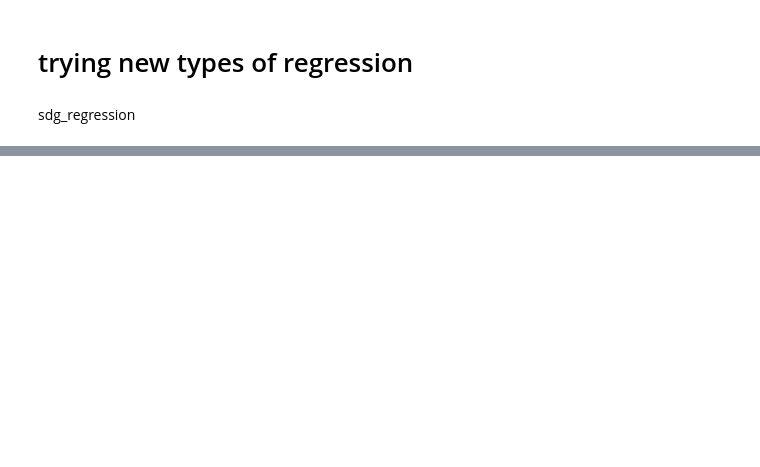
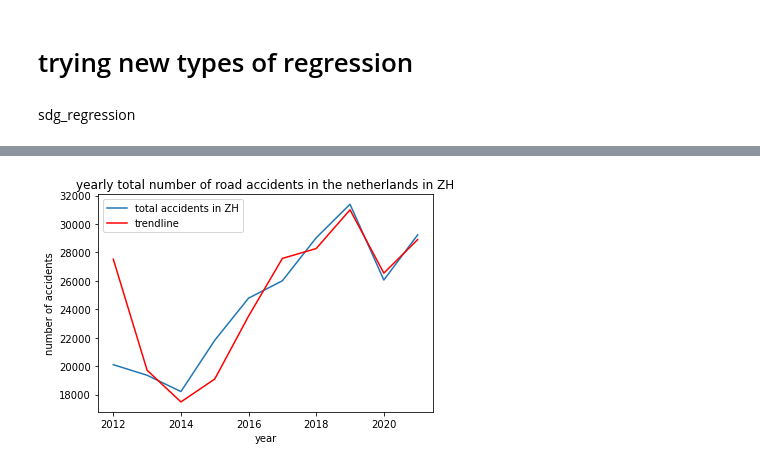
Before and after one commit to stefan1234567891011/AI_personal_project, a Jupyter notebook: code/data.ipynb, the cells around one changed output, grey strips where cells are left out. Cells and saved outputs as stored; diff of their text form; code cells hidden in the pictures; blank space fills up the shorter version.

```diff
--- a/code/data.ipynb
+++ b/code/data.ipynb
@@ -2009,0 +2063,52 @@ r2_score(y, predicted_n_accidents)
+# %%
+target_province = "ZH"
+df_target = df_pop_n_acc_2[df_pop_n_acc_2["PROVINCE"] == target_province]
+df_target = df_target.drop(["Regio's (naam)", "PROVINCE"], axis=1)
+# df_target
+years = df_pop_n_acc_2["Perioden (jaar)"].unique()
+
+target_features = df_target[[
+    # "Bevolking|Bevolkingssamenstelling op 1 januari|Totale bevolking (aantal)", #3
+    # "Bevolking|Bevolkingssamenstelling op 1 januari|Geslacht|Mannen (aantal)",
+    # "Bevolking|Bevolkingssamenstelling op 1 januari|Geslacht|Vrouwen (aantal)",
+    "Bevolking|Bevolkingssamenstelling op 1 januari|Leeftijd|Leeftijdsgroepen|15 tot 20 jaar (aantal)", #1
+    # "Bevolking|Bevolkingssamenstelling op 1 januari|Leeftijd|Leeftijdsgroepen|20 tot 25 jaar (aantal)",
+    # "Bevolking|Bevolkingssamenstelling op 1 januari|Leeftijd|Leeftijdsgroepen|25 tot 45 jaar (aantal)",
+    # "Bevolking|Bevolkingssamenstelling op 1 januari|Leeftijd|Leeftijdsgroepen|45 tot 65 jaar (aantal)",
+    "Bevolking|Bevolkingssamenstelling op 1 januari|Leeftijd|Leeftijdsgroepen|65 tot 80 jaar (aantal)", #1
+    "Bevolking|Bevolkingssamenstelling op 1 januari|Leeftijd|Leeftijdsgroepen|80 jaar of ouder (aantal)", #1
+    # "Bevolking|Bevolkingssamenstelling op 1 januari|Burgerlijke staat|Bevolking 15 jaar of ouder|Inwoners 15 jaar of ouder (aantal)",
+    # "Bevolking|Bevolkingssamenstelling op 1 januari|Migratieachtergrond|Migratieachtergrond|Nederlandse achtergrond (aantal)",
+    "Bevolking|Bevolkingssamenstelling op 1 januari|Migratieachtergrond|Migratieachtergrond|Met migratieachtergrond|Totaal met migratieachtergrond (aantal)", #1
+#     "Bevolking|Bevolkingssamenstelling op 1 januari|Migratieachtergrond|Migratieachtergrond|Met migratieachtergrond|Westerse migratieachtergrond (aantal)",
+#     "Bevolking|Bevolkingssamenstelling op 1 januari|Migratieachtergrond|Migratieachtergrond|Met migratieachtergrond|Niet-westerse migratieachtergrond|Totaal niet-westerse migratieachtergrond (aantal)",
+#     "Bevolking|Bevolkingssamenstelling op 1 januari|Stedelijkheidsklasse|Zeer sterk stedelijk (aantal)",
+#     "Bevolking|Bevolkingssamenstelling op 1 januari|Stedelijkheidsklasse|Sterk stedelijk (aantal)",
+#     "Bevolking|Bevolkingssamenstelling op 1 januari|Stedelijkheidsklasse|Matig stedelijk (aantal)", #2
+#     "Bevolking|Bevolkingssamenstelling op 1 januari|Stedelijkheidsklasse|Weinig stedelijk (aantal)",
+#     "Bevolking|Bevolkingssamenstelling op 1 januari|Stedelijkheidsklasse|Niet stedelijk (aantal)",
+#     "Bevolking|Bevolkingssamenstelling op 1 januari|Bevolkingsdichtheid (aantal inwoners per km²)" #2 #3
+]]
+
+y = df_target["N_ACCIDENTS"].values
+x = target_features
+
+x_train, x_test, y_train, y_test = train_test_split(x, y, test_size=0.4, train_size=0.6)
+
+Linear_regression = Ridge()
+Linear_regression.fit(x_train, y_train)
+predicted_n_accidents = Linear_regression.predict(x)
+
+r2_score(y, predicted_n_accidents)
+
+
+plt.title("yearly total number of road accidents in the netherlands in " + target_province)
+plt.xlabel("year")
+plt.ylabel("number of accidents")
+
+plt.plot(years, y, label="total accidents in " + target_province)
+plt.plot(years, predicted_n_accidents, color="red", label="trendline")
+plt.legend()
+plt.show()
+# %% [output]
+[figure, added]
```
Also changed, not shown: parts of 11 cells of this notebook.
